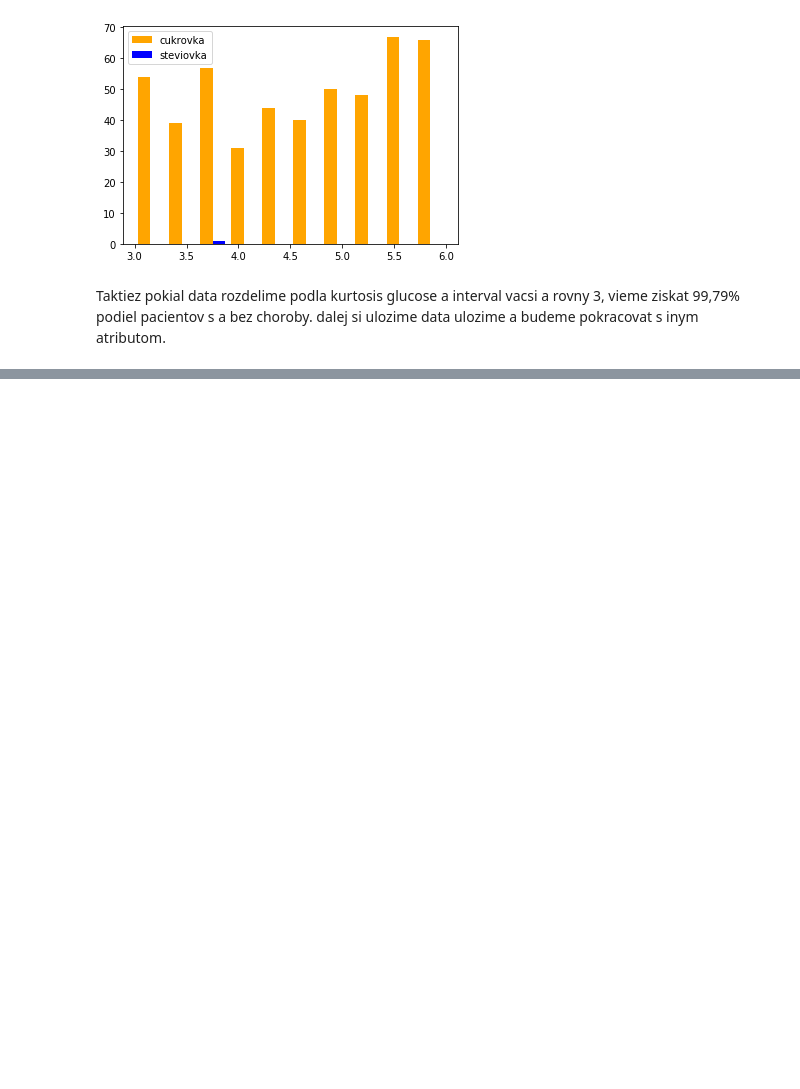
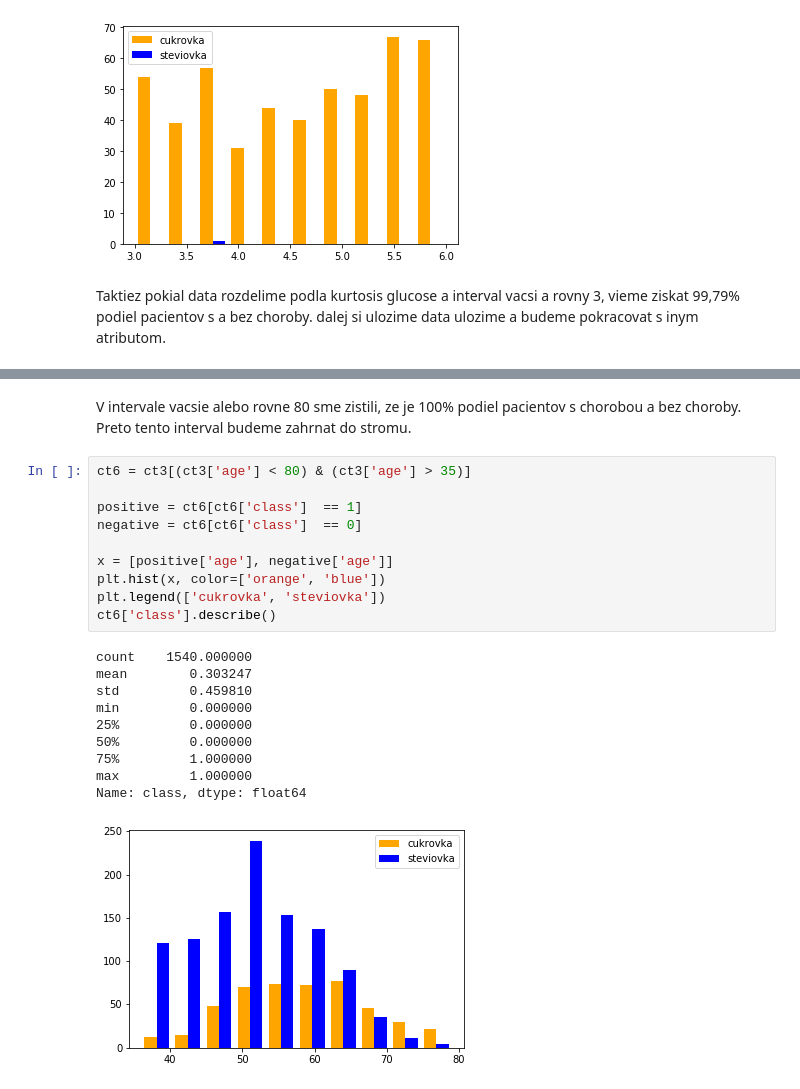
Before and after one commit to MatejHor/IAU_project, a Jupyter notebook: faza3/ManualaneRozhodovanie.ipynb, the cells around one changed output, grey strips where cells are left out. Drawn from its saved outputs; the diff is of its cells as text; blank space fills up the shorter version.

```diff
--- a/faza3/ManualaneRozhodovanie.ipynb
+++ b/faza3/ManualaneRozhodovanie.ipynb
@@ -329,0 +386,24 @@ Name: class, dtype: float64
+# %% [markdown]
+V intervale vacsie alebo rovne 80 sme zistili, ze je 100% podiel pacientov s chorobou a bez choroby.
+Preto tento interval budeme zahrnat do stromu.
+# %%
+ct6 = ct3[(ct3['age'] < 80) & (ct3['age'] > 35)]
+
+positive = ct6[ct6['class']  == 1]
+negative = ct6[ct6['class']  == 0]
+
+x = [positive['age'], negative['age']]
+plt.hist(x, color=['orange', 'blue'])
+plt.legend(['cukrovka', 'steviovka'])
+ct6['class'].describe()
+# %% [output]
+count    1540.000000
+mean        0.303247
+std         0.459810
+min         0.000000
+25%         0.000000
+50%         0.000000
+75%         1.000000
+max         1.000000
+Name: class, dtype: float64
+[figure, added]
```
Also changed, not shown: parts of 16 cells of this notebook.
